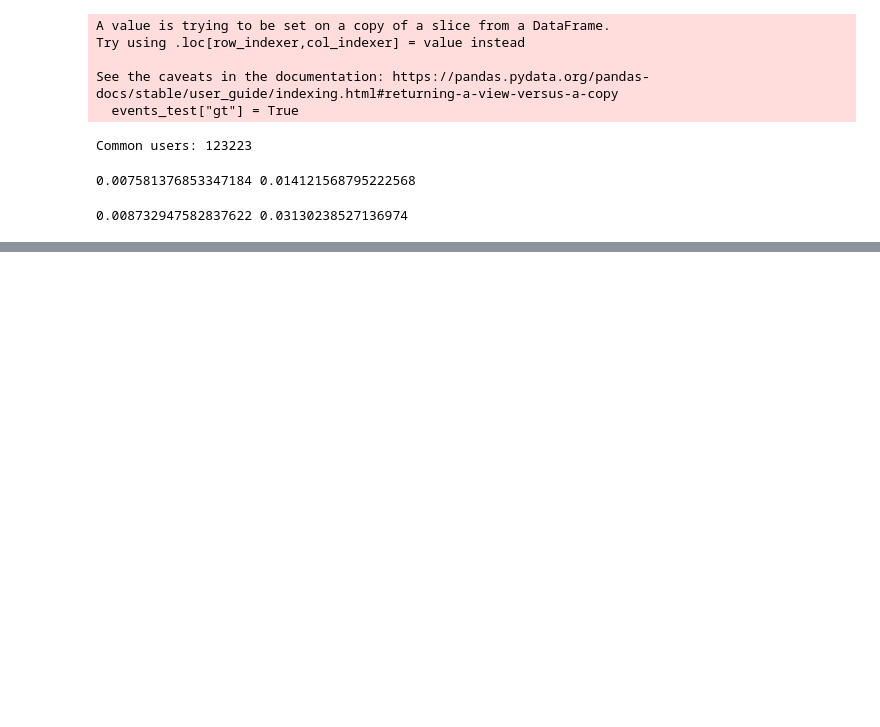
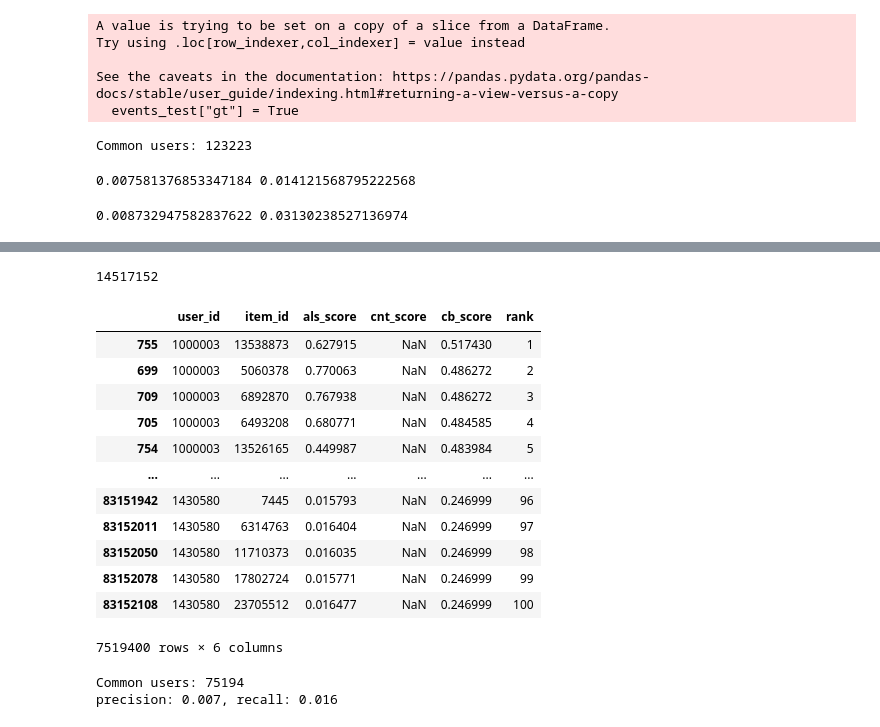
Before and after one commit to RumKam/mle-recsys-start, a Jupyter notebook: preprocessing.ipynb, the cells around one changed output, grey strips where cells are left out. Drawn from its saved outputs; the diff is of its cells as text; code cells hidden in the pictures; blank space fills up the shorter version.

```diff
--- a/preprocessing.ipynb
+++ b/preprocessing.ipynb
@@ -1102,0 +1224,10 @@ print(precision, recall)
+# %%
+# загружаем рекомендации от двух базовых генераторов
+als_recommendations = pd.read_parquet("candidates/training/als_recommendations.parquet")
+content_recommendations = pd.read_parquet("candidates/training/content_recommendations.parquet")
+
+candidates = pd.merge(
+    als_recommendations[["user_id", "item_id", "score"]].rename(columns={"score": "als_score"}),
+    content_recommendations[["user_id", "item_id", "score"]].rename(columns={"score": "cnt_score"}),
+    on=["user_id", "item_id"],
+    how="outer")
@@ -1102,0 +1326,58 @@ print(precision, recall)
+# %%
+# загружаем рекомендации от двух базовых генераторов
+als_recommendations_2 = pd.read_parquet("candidates/inference/als_recommendations.parquet")
+content_recommendations_2 = pd.read_parquet("candidates/inference/content_recommendations.parquet")
+
+candidates_to_rank = pd.merge(als_recommendations_2[["user_id", "item_id", "score"]].rename(columns={"score": "als_score"}),
+                              content_recommendations_2[["user_id", "item_id", "score"]].rename(columns={"score": "cnt_score"}),
+                              on=["user_id", "item_id"],
+                              how="outer")
+
+# оставляем только тех пользователей, что есть в тестовой выборке, для экономии ресурсов
+candidates_to_rank = candidates_to_rank[candidates_to_rank["user_id"].isin(events_test_2["user_id"].drop_duplicates())]
+print(len(candidates_to_rank))
+# %% [output]
+14517152
+# %%
+inference_data = Pool(data=candidates_to_rank[features])
+predictions = cb_model.predict_proba(inference_data)
+
+candidates_to_rank["cb_score"] = predictions[:, 1]
+
+# для каждого пользователя проставляем rank, начиная с 1 — это максимальный cb_score
+candidates_to_rank = candidates_to_rank.sort_values(["user_id", "cb_score"], ascending=[True, False])
+candidates_to_rank["rank"] = candidates_to_rank.groupby("user_id").cumcount() + 1
+
+max_recommendations_per_user = 100
+final_recommendations = candidates_to_rank[candidates_to_rank["rank"] <= max_recommendations_per_user]
+# %%
+final_recommendations
+# %% [output]
+|  | user_id | item_id | als_score | cnt_score | cb_score | rank |
+| 755 | 1000003 | 13538873 | 0.627915 | NaN | 0.517430 | 1 |
+| 699 | 1000003 | 5060378 | 0.770063 | NaN | 0.486272 | 2 |
+| 709 | 1000003 | 6892870 | 0.767938 | NaN | 0.486272 | 3 |
+| 705 | 1000003 | 6493208 | 0.680771 | NaN | 0.484585 | 4 |
+| 754 | 1000003 | 13526165 | 0.449987 | NaN | 0.483984 | 5 |
+| ... | ... | ... | ... | ... | ... | ... |
+| 83151942 | 1430580 | 7445 | 0.015793 | NaN | 0.246999 | 96 |
+| 83152011 | 1430580 | 6314763 | 0.016404 | NaN | 0.246999 | 97 |
+| 83152050 | 1430580 | 11710373 | 0.016035 | NaN | 0.246999 | 98 |
+| 83152078 | 1430580 | 17802724 | 0.015771 | NaN | 0.246999 | 99 |
+| 83152108 | 1430580 | 23705512 | 0.016477 | NaN | 0.246999 | 100 |
+7519400 rows × 6 columns
+# %%
+events_inference = pd.concat([events_train, events_labels])
+
+cb_events_recs_for_binary_metrics_5 = process_events_recs_for_binary_metrics(
+    events_inference,
+    events_test_2,
+    final_recommendations.rename(columns={"cb_score": "score"}),
+    top_k=5)
+
+cb_precision_5, cb_recall_5 = compute_cls_metrics(cb_events_recs_for_binary_metrics_5)
+
+print(f"precision: {cb_precision_5:.3f}, recall: {cb_recall_5:.3f}")
+# %% [output]
+Common users: 75194
+precision: 0.007, recall: 0.016
```
Also changed, not shown: parts of 29 cells of this notebook.
